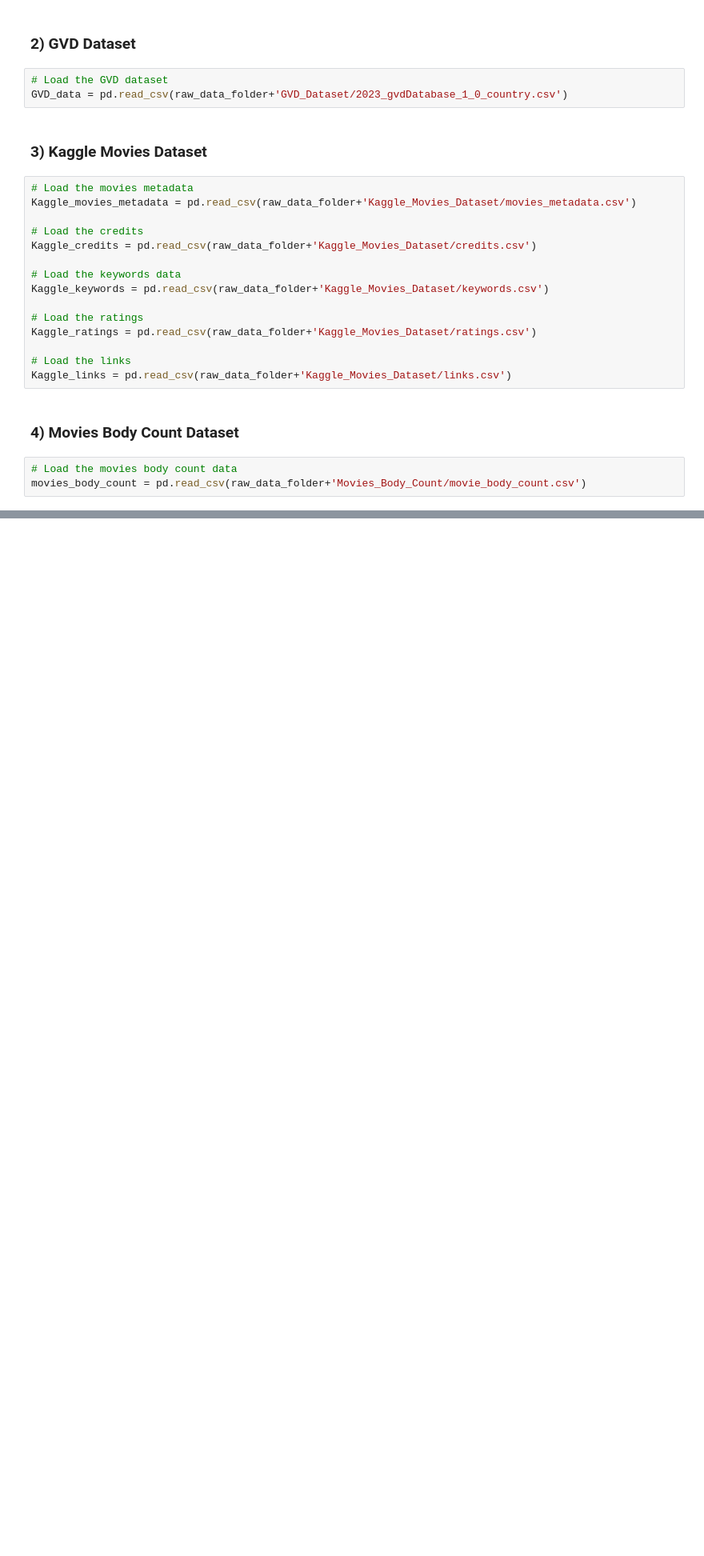
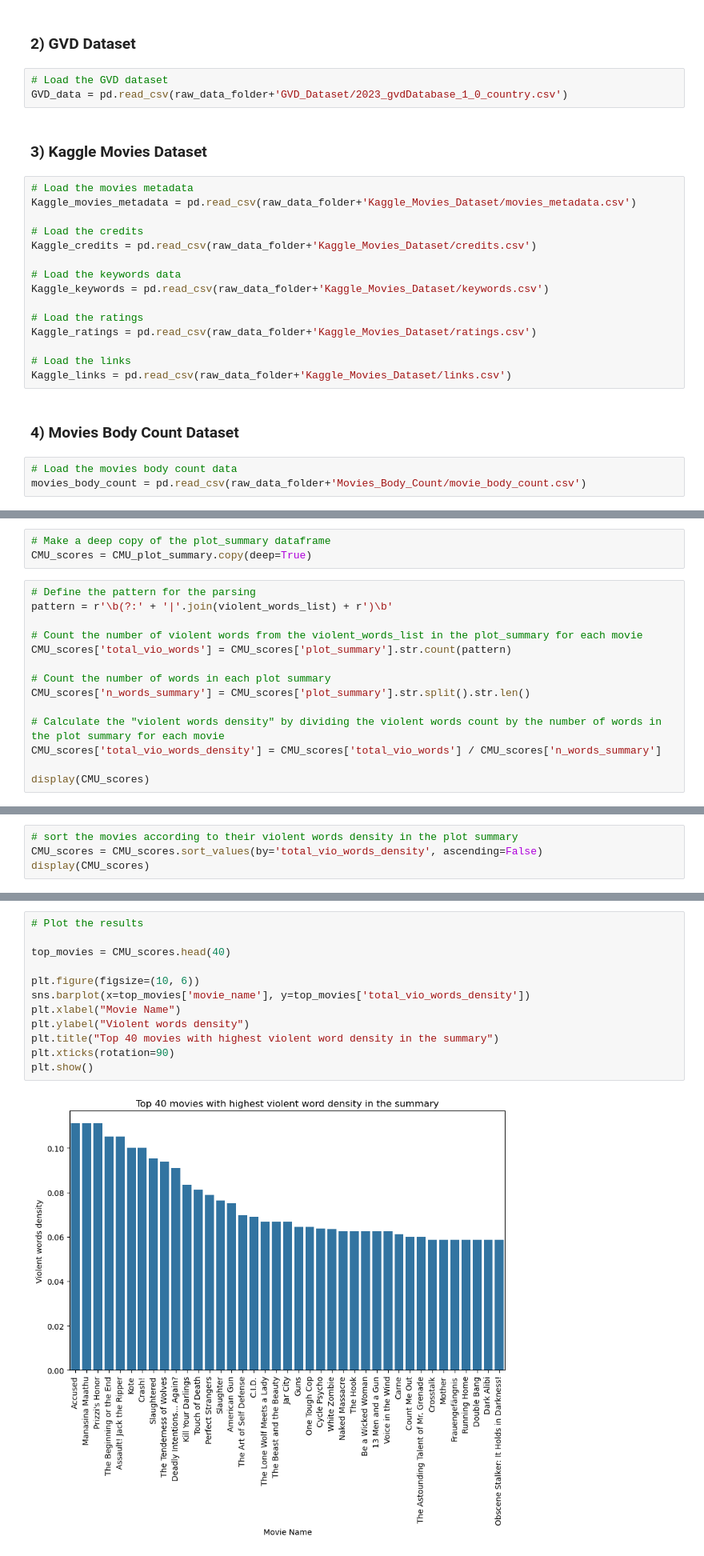
Before and after one commit to epfl-ada/ada-2024-project-alligatorsdontapologize24, a Jupyter notebook: src/Exploratory_Data_Analysis.ipynb, the cells around one changed output, grey strips where cells are left out. Shown at 80% size. Cells and saved outputs as stored; diff of their text form; blank space fills up the shorter version.

```diff
--- a/src/Exploratory_Data_Analysis.ipynb
+++ b/src/Exploratory_Data_Analysis.ipynb
@@ -62,0 +120,17 @@ movies_body_count = pd.read_csv(raw_data_folder+'Movies_Body_Count/movie_body_co
+# %%
+# Make a deep copy of the plot_summary dataframe
+CMU_scores = CMU_plot_summary.copy(deep=True)
+# %%
+# Define the pattern for the parsing
+pattern = r'\b(?:' + '|'.join(violent_words_list) + r')\b'
+
+# Count the number of violent words from the violent_words_list in the plot_summary for each movie
+CMU_scores['total_vio_words'] = CMU_scores['plot_summary'].str.count(pattern)
+
+# Count the number of words in each plot summary
+CMU_scores['n_words_summary'] = CMU_scores['plot_summary'].str.split().str.len()
+
+# Calculate the "violent words density" by dividing the violent words count by the number of words in the plot summary for each movie
+CMU_scores['total_vio_words_density'] = CMU_scores['total_vio_words'] / CMU_scores['n_words_summary']
+
+display(CMU_scores)
@@ -62,0 +151,4 @@ movies_body_count = pd.read_csv(raw_data_folder+'Movies_Body_Count/movie_body_co
+# %%
+# sort the movies according to their violent words density in the plot summary
+CMU_scores = CMU_scores.sort_values(by='total_vio_words_density', ascending=False)
+display(CMU_scores)
@@ -62,0 +169,14 @@ movies_body_count = pd.read_csv(raw_data_folder+'Movies_Body_Count/movie_body_co
+# %%
+# Plot the results
+
+top_movies = CMU_scores.head(40)
+
+plt.figure(figsize=(10, 6))
+sns.barplot(x=top_movies['movie_name'], y=top_movies['total_vio_words_density'])
+plt.xlabel("Movie Name")
+plt.ylabel("Violent words density")
+plt.title("Top 40 movies with highest violent word density in the summary")
+plt.xticks(rotation=90)
+plt.show()
+# %% [output]
+[figure, added]
```
Also changed, not shown: parts of 16 cells of this notebook.
